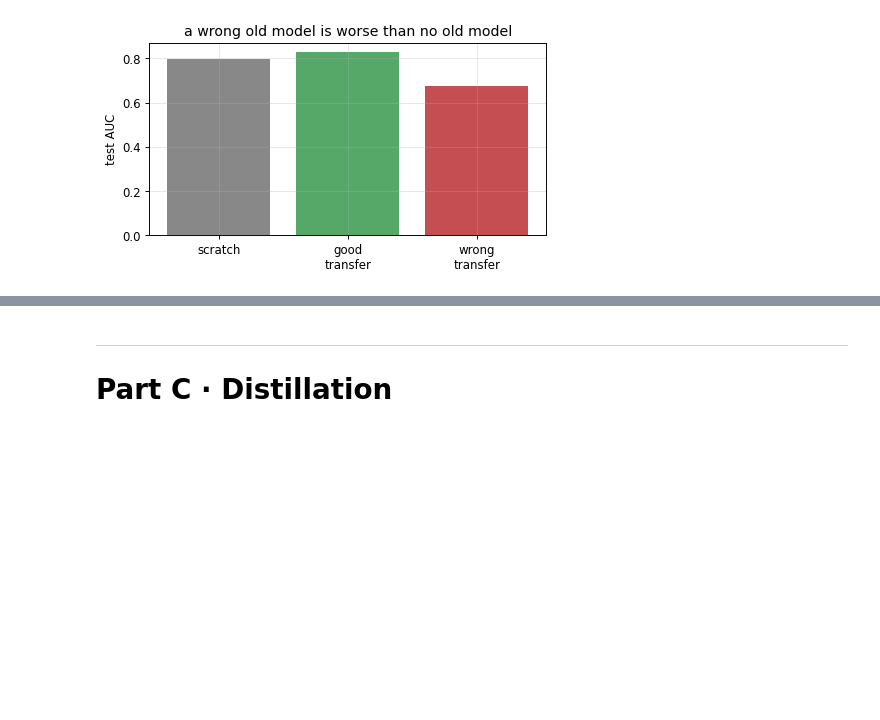
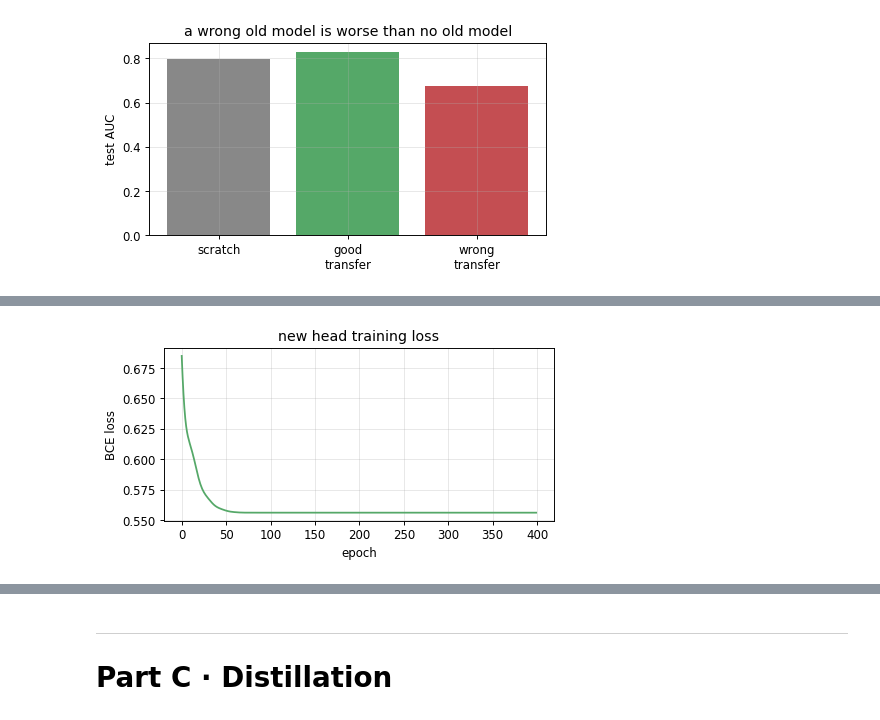
Before and after one commit to niamleeson/ml-math, a Jupyter notebook: afp/notebooks/M09-cold-start-distillation.ipynb, the cells around one changed output, grey strips where cells are left out. Cells and saved outputs as stored; diff of their text form; code cells hidden in the pictures; blank space fills up the shorter version.

```diff
--- a/afp/notebooks/M09-cold-start-distillation.ipynb
+++ b/afp/notebooks/M09-cold-start-distillation.ipynb
@@ -547,0 +650,18 @@ with 300 labels:
+# %%
+class NewNet(nn.Module):
+    def __init__(self, old_net):
+        super().__init__()
+        self.old  = old_net                 # <-- the OLD model lives INSIDE the new model
+        self.head = nn.Linear(1 + 2, 1)     # [old_logit, is_video, is_weekend] -> 1 logit
+    def forward(self, Xshared, Xnew):
+        with torch.no_grad():
+            old_logit = self.old(Xshared)   # old net runs, frozen
+        z = torch.cat([old_logit, Xnew], dim=1)   # glue columns (same idea as np.hstack)
+        return self.head(z)
+
+model = NewNet(torch_old)
+print(model)
+print("\ntrainable parameters (only the head):")
+for name, p in model.named_parameters():
+    if p.requires_grad:
+        print("  ", name, tuple(p.shape))
@@ -547,0 +686,19 @@ with 300 labels:
+# %%
+before = torch_old.lin.weight[0, 0].item()
+opt = torch.optim.Adam(model.head.parameters(), lr=0.05)   # ONLY the head is optimized
+Xsh_tr_t, Xnew_tr_t, y_tr_t = new_task_tensors(300, 7)     # only 300 labels
+head_losses = []
+for epoch in range(400):
+    opt.zero_grad()
+    loss = loss_fn(model(Xsh_tr_t, Xnew_tr_t), y_tr_t)
+    loss.backward(); opt.step(); head_losses.append(loss.item())
+    if epoch % 80 == 0:
+        print(f"  epoch {epoch:>3}: training loss {loss.item():.4f}")
+after = torch_old.lin.weight[0, 0].item()
+
+print(f"\nold net weight[0,0] before {before:.5f} -> after {after:.5f}  (unchanged = truly frozen)")
+w = model.head.weight.detach().numpy().ravel()
+print(f"head learned weights -> old_logit {w[0]:+.2f}, is_video {w[1]:+.2f}, is_weekend {w[2]:+.2f}")
+plt.figure(figsize=(5.5, 3)); plt.plot(head_losses, color=GREEN)
+plt.xlabel("epoch"); plt.ylabel("BCE loss"); plt.title("new head training loss"); plt.show()
+# %% [output]
@@ -547,0 +713 @@ with 300 labels:
+[figure, added]
```
Also changed, not shown: parts of 21 cells of this notebook, 1 other file.
